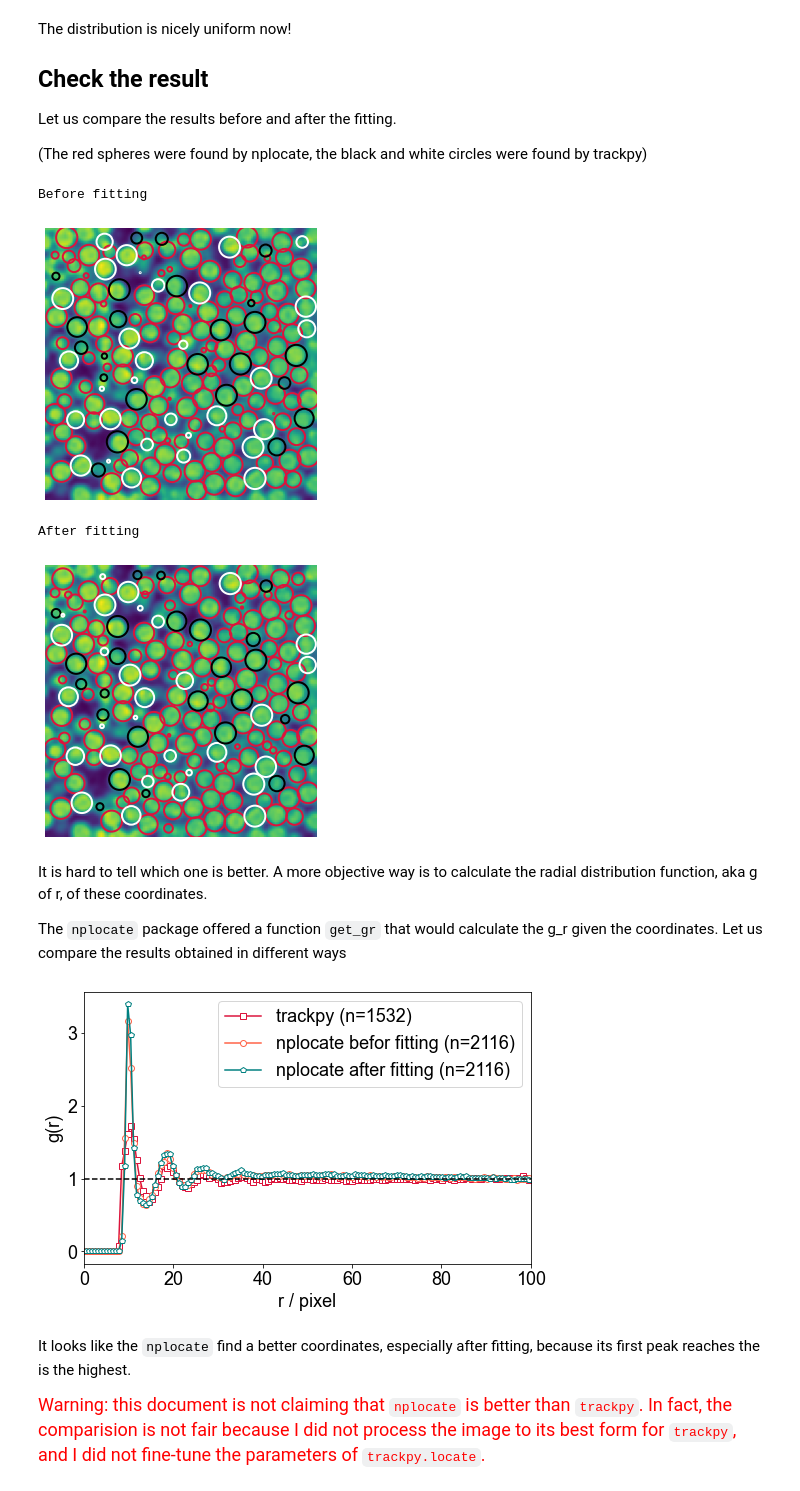
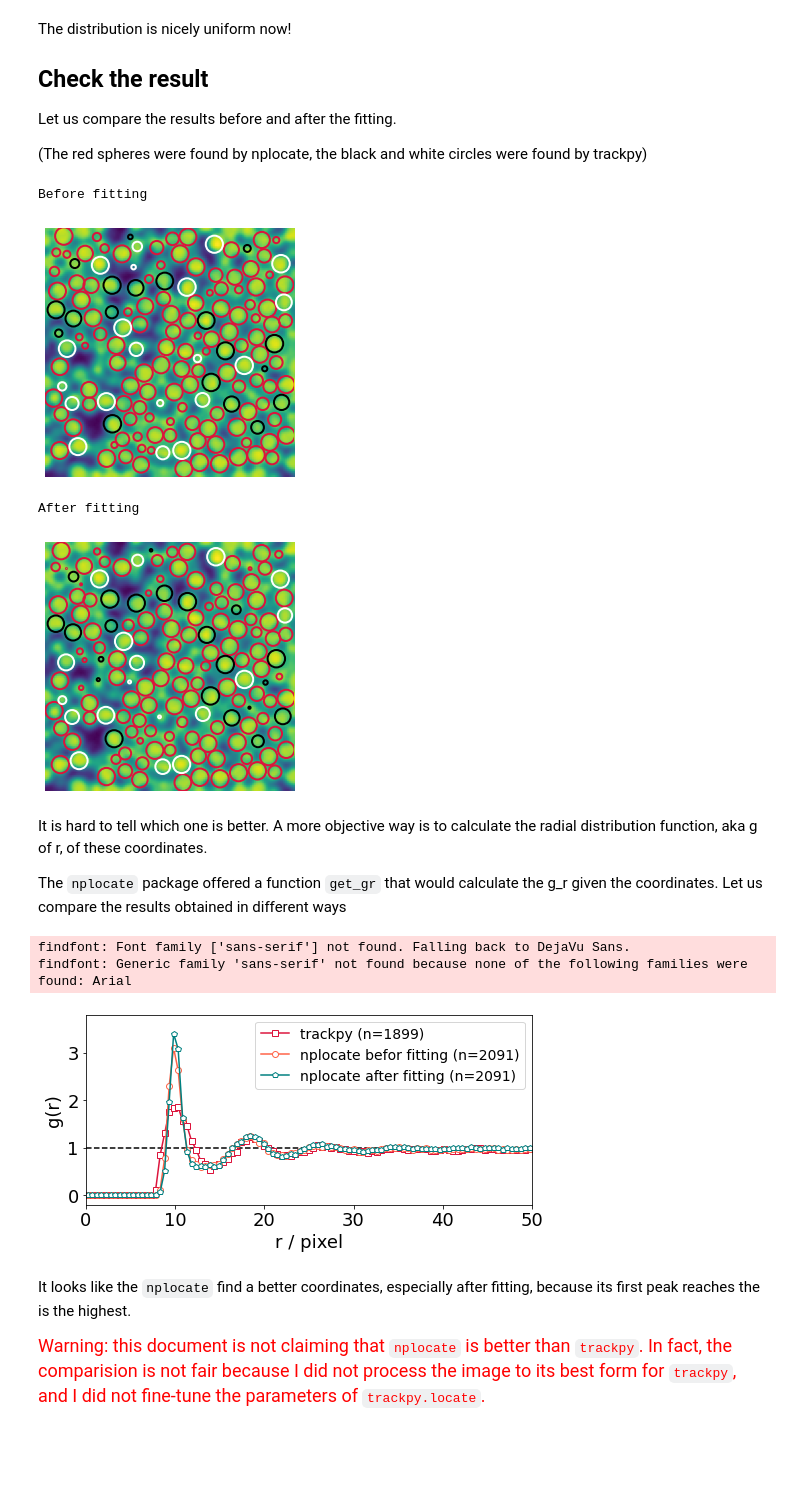
Before and after one commit to yangyushi/nplocate, a Jupyter notebook: example/demo.ipynb, the cells around one changed output. Cells and saved outputs as stored; diff of their text form; code cells hidden in the pictures; blank space fills up the shorter version.

```diff
--- a/example/demo.ipynb
+++ b/example/demo.ipynb
@@ -20,8 +20,8 @@ This notebook is a practical guide on using `nplocate`
 A handy function `fix_intensity` is provided, to fix the uneven voxel intensity along the z-direction.
 # %%
 img = np.load('data.npy')
-img = nl.fix_intensity(img)
-img = ndimage.gaussian_filter(img, 1) # apply Gaussian filter to remove noise
+img = nl.utility.hist_match_1d(img, axis=2)   # fix intensity decay along z axis
+img = ndimage.gaussian_filter(img, 1.5) # apply Gaussian filter to remove noise
 
 plt.subplot(121).imshow(img[:, :, 50].T)
 plt.title('XY-slice')
@@ -64,7 +66,9 @@ There are 3 parameters for the model,
 
 There is a method `fit_shape` to get the optimum values automatically, but it is very slow. Practically I just manually adjust the parameters to match the measurement.
 # %%
-model = nl.GaussianSphere(r=4.8, sxy=1.2, sz=1.2)
+model = nl.GaussianSphere(r=4.8, sxy=1.2, sz=1.5)
+
+# model.fit_shape(img, xyz)  # SLOW!
 
 # compare the model with the measurement from real data
 model.plot_mean_shape(img, xyz)
@@ -82,7 +96,8 @@ extra_particles = model.find_extra_particles(
     positions=xyz,
     diameter=8,  # forbid particles whose distance is smaller than diameter
     plot=True,   # plot the cross-correlation map in each iteration
-    max_iter=20  # the function will run recursively, with a maximum iter number
+    max_iter=20,  # the function will run recursively, with a maximum iter number
+    threshold=40,
 )
 
 # combine the extra particles
@@ -90,7 +105,7 @@ xyz_opt = np.concatenate((extra_particles, xyz), axis=0)
 
 # see the result
 nl.see_slice(
-    img, xyz_opt, s=40, radius=4.5, sizes=(6, 6), axis=2,
+    img, xyz_opt, s=10, radius=4.5, sizes=(4, 4), axis=2,
     highlight=np.arange(len(extra_particles)),
     highlight_color='crimson',
 )
@@ -169,22 +184,22 @@ axis=2
 
 print("Before fitting")
 nl.see_slice(
-    img, xyz_opt, s=s, radius=5, sizes=(5, 5), axis=axis,
+    img, xyz_opt, s=s, radius=4.5, sizes=(4, 4), axis=axis,
     highlight=np.arange(len(extra_particles)),
     highlight_color='crimson'
 )
 
 print("After fitting")
 nl.see_slice(
-    img, xyz_fit, s=s, radius=5, sizes=(5, 5), axis=axis,
+    img, xyz_fit, s=s, radius=4.5, sizes=(4, 4), axis=axis,
     highlight=np.arange(len(extra_particles)),
     highlight_color='crimson',
 )
 # %% [output]
 Before fitting
-[figure, old version]
+[figure, new version]
 After fitting
-[figure, old version]
+[figure, new version]
 # %% [markdown]
 It is hard to tell which one is better. A more objective way is to calculate the radial distribution function, aka g of r, of these coordinates.
 
@@ -192,29 +207,32 @@ The `nplocate` package offered a function `get_gr` that would calculate the g_r
 # %%
 xyz_tp = np.array(tp.locate(img, diameter=7))[:, :3]
 plt.plot(
-    *nl.get_gr(xyz_tp, 100, bins=150),
+    *nl.get_gr(xyz_tp, 50, bins=100),
     label=f'trackpy (n={xyz_tp.shape[0]})',
     color='crimson', marker='s', mfc='w'
 )
 plt.plot(
-    *nl.get_gr(xyz_opt, 100, bins=150),
+    *nl.get_gr(xyz_opt, 50, bins=100),
     label=f'nplocate befor fitting (n={xyz_opt.shape[0]})',
     marker='o', mfc='w', color='tomato'
 )
 plt.plot(
-    *nl.get_gr(xyz_fit, 100, bins=150),
+    *nl.get_gr(xyz_fit, 50, bins=100),
     label=f'nplocate after fitting (n={xyz_fit.shape[0]})',
     marker='p', mfc='w', color='teal'
 )
-plt.plot((0, 150), (1, 1), color='k', ls='--')
-plt.xlim(0, 100)
-plt.gcf().set_size_inches(8, 5)
-plt.legend()
+plt.plot((0, 150), (1, 1), color='k', ls='--', zorder=0)
+plt.xlim(0, 50)
+plt.ylim(-0.2, 3.8)
+plt.gcf().set_size_inches(8, 3.5)
+plt.legend(fontsize=14)
 plt.xlabel("r / pixel")
 plt.ylabel("g(r)")
 plt.show()
 # %% [output]
+findfont: Font family ['sans-serif'] not found. Falling back to DejaVu Sans.
+findfont: Generic family 'sans-serif' not found because none of the following families were found: Arial
-[figure, old version]
+[figure, new version]
 # %% [markdown]
 It looks like the `nplocate` find a better coordinates, especially after fitting, because its first peak reaches the is the highest.
 
```
Also changed, not shown: parts of 10 cells of this notebook.
